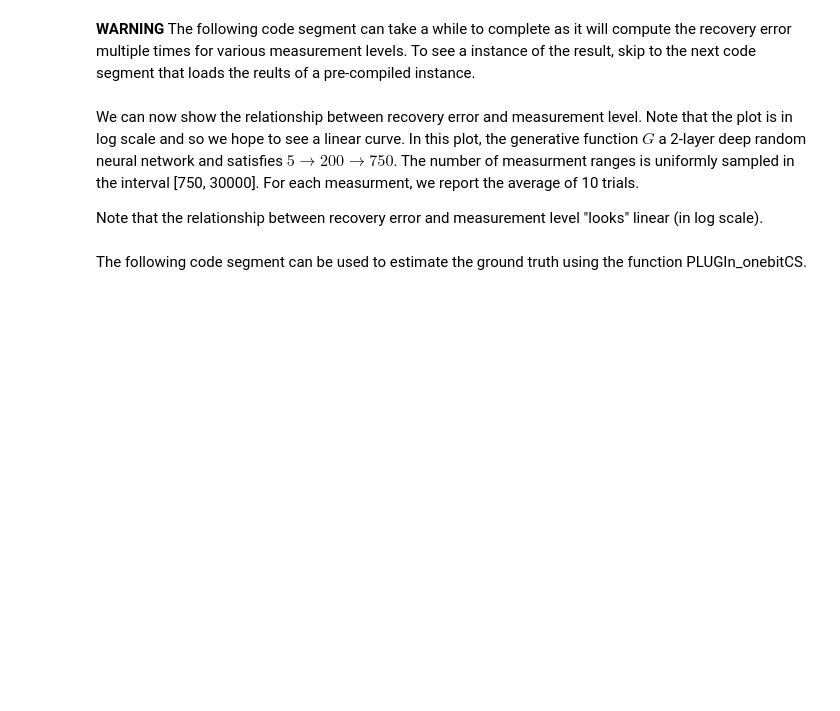
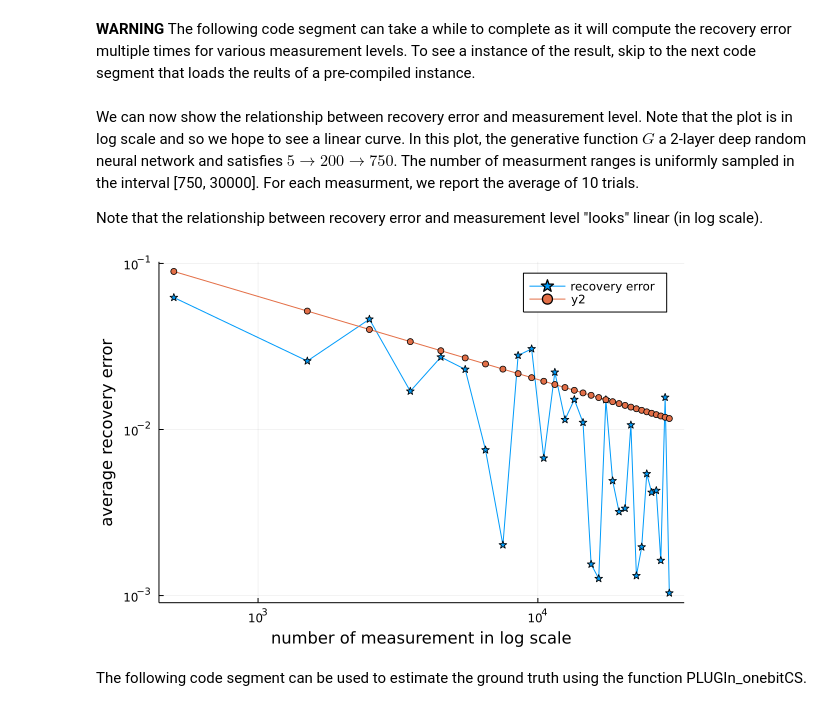
Before and after one commit to ozguryilmaz/PLUGIn_Julia, a Jupyter notebook: PLUGIn_onebitCS.ipynb, the cells around one changed output. Saved outputs shown, nothing was run; the diff lists cells and outputs as text; code cells hidden in the pictures; blank space fills up the shorter version.

```diff
--- a/PLUGIn_onebitCS.ipynb
+++ b/PLUGIn_onebitCS.ipynb
@@ -172,6 +172,17 @@ average_recov = mean(M2, dims=2)
 std_recov = std(M2, dims=2)
 plot(log.(m_list), average_recov + std_recov, fillrange = average_recov - std_recov,fillalpha = 0.35, c = 1, label = false)
 plot!(log.(m_list), average_recov, label = "recovery error", xlabel = "number of measurement in log scale", ylabel = "average recovery error")
+# %%
+M2 = load("result/error.jld", "error")
+m_list = load("result/error.jld", "measurement")
+y=2*m_list.^(-1/2)
+average_recov = mean(M2, dims=2)
+std_recov = std(M2, dims=2)
+#plot(log.(m_list), average_recov + std_recov, fillrange = average_recov - std_recov,fillalpha = 0.35, c = 1, label = false)
+plot(m_list, average_recov, xaxis=:log, yaxis=:log, label = "recovery error", xlabel = "number of measurement in log scale", ylabel = "average recovery error", shape=:star)
+plot!(m_list,y, shape=:circle)
+# %% [output]
+[figure, added]
 # %% [markdown]
 The following code segment can be used to estimate the ground truth using the function PLUGIn_onebitCS.
 # %%
```
